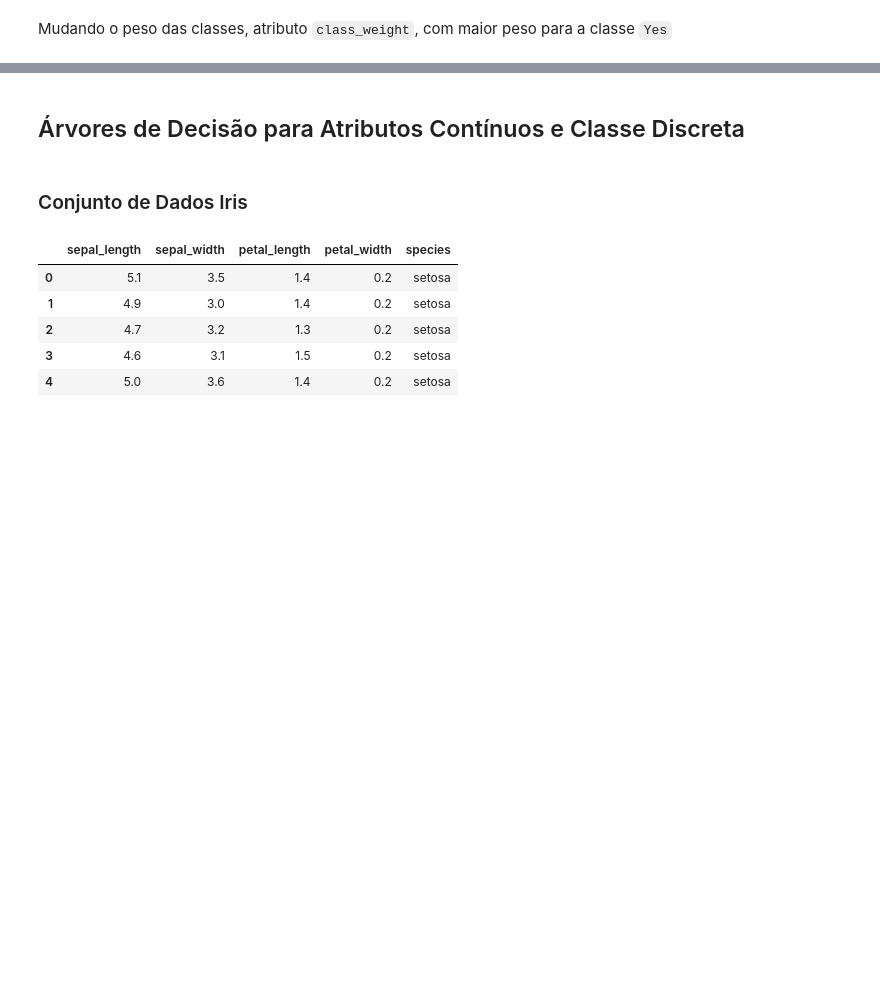
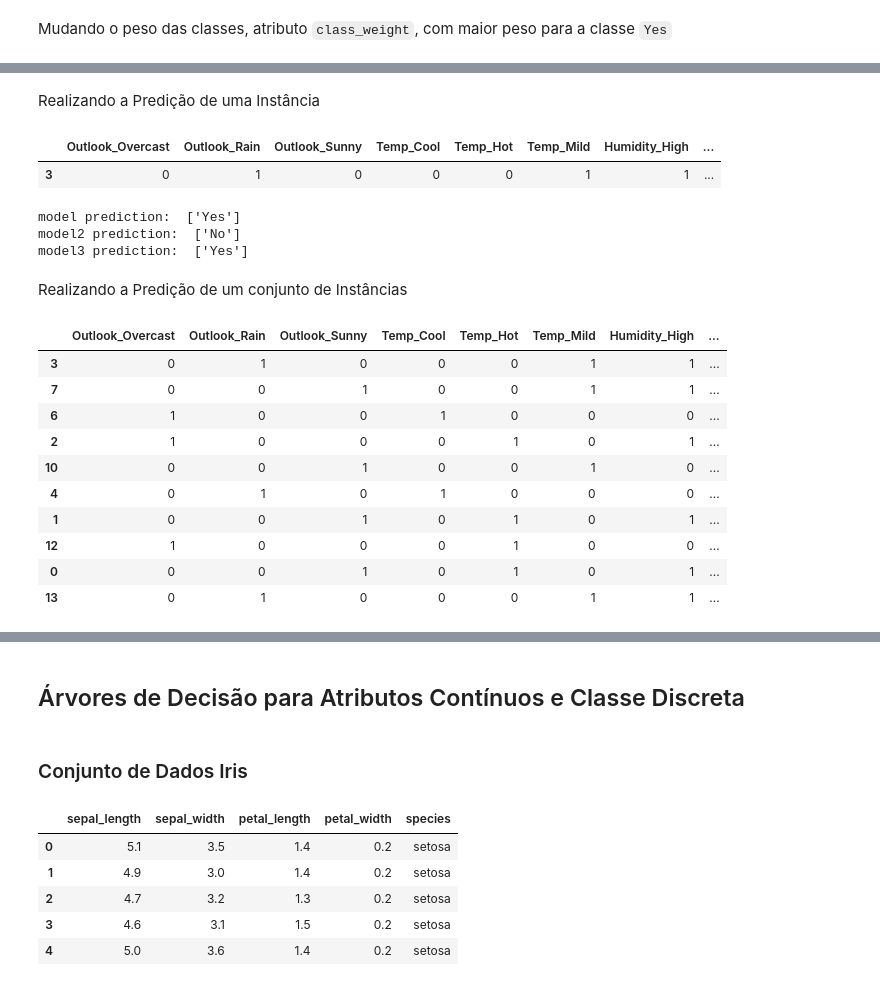
Before and after one commit to anfer86/teaching-datamining-lessons, a Jupyter notebook: aula07/arvores_de_decisao.ipynb, the cells around one changed output, grey strips where cells are left out. Cells and saved outputs as stored; diff of their text form; code cells hidden in the pictures; blank space fills up the shorter version.

```diff
--- a/aula07/arvores_de_decisao.ipynb
+++ b/aula07/arvores_de_decisao.ipynb
@@ -414,0 +415,33 @@ plt.show()
+# %% [markdown]
+Realizando a Predição de uma Instância
+# %%
+new_instance = X.sample(1, random_state=1)
+new_instance
+# %% [output]
+|  | Outlook_Overcast | Outlook_Rain | Outlook_Sunny | Temp_Cool | Temp_Hot | Temp_Mild | Humidity_High | ... |
+| 3 | 0 | 1 | 0 | 0 | 0 | 1 | 1 | ... |
+# %%
+print('model prediction: ',  model .predict(new_instance) )
+print('model2 prediction: ', model2.predict(new_instance) )
+print('model3 prediction: ', model3.predict(new_instance) )
+# %% [output]
+model prediction:  ['Yes']
+model2 prediction:  ['No']
+model3 prediction:  ['Yes']
+# %% [markdown]
+Realizando a Predição de um conjunto de Instâncias
+# %%
+new_instances = X.sample(10, random_state=1)
+new_instances
+# %% [output]
+|  | Outlook_Overcast | Outlook_Rain | Outlook_Sunny | Temp_Cool | Temp_Hot | Temp_Mild | Humidity_High | ... |
+| 3 | 0 | 1 | 0 | 0 | 0 | 1 | 1 | ... |
+| 7 | 0 | 0 | 1 | 0 | 0 | 1 | 1 | ... |
+| 6 | 1 | 0 | 0 | 1 | 0 | 0 | 0 | ... |
+| 2 | 1 | 0 | 0 | 0 | 1 | 0 | 1 | ... |
+| 10 | 0 | 0 | 1 | 0 | 0 | 1 | 0 | ... |
+| 4 | 0 | 1 | 0 | 1 | 0 | 0 | 0 | ... |
+| 1 | 0 | 0 | 1 | 0 | 1 | 0 | 1 | ... |
+| 12 | 1 | 0 | 0 | 0 | 1 | 0 | 0 | ... |
+| 0 | 0 | 0 | 1 | 0 | 1 | 0 | 1 | ... |
+| 13 | 0 | 1 | 0 | 0 | 0 | 1 | 1 | ... |
```
Also changed, not shown: parts of 8 cells of this notebook, 1 other file.
